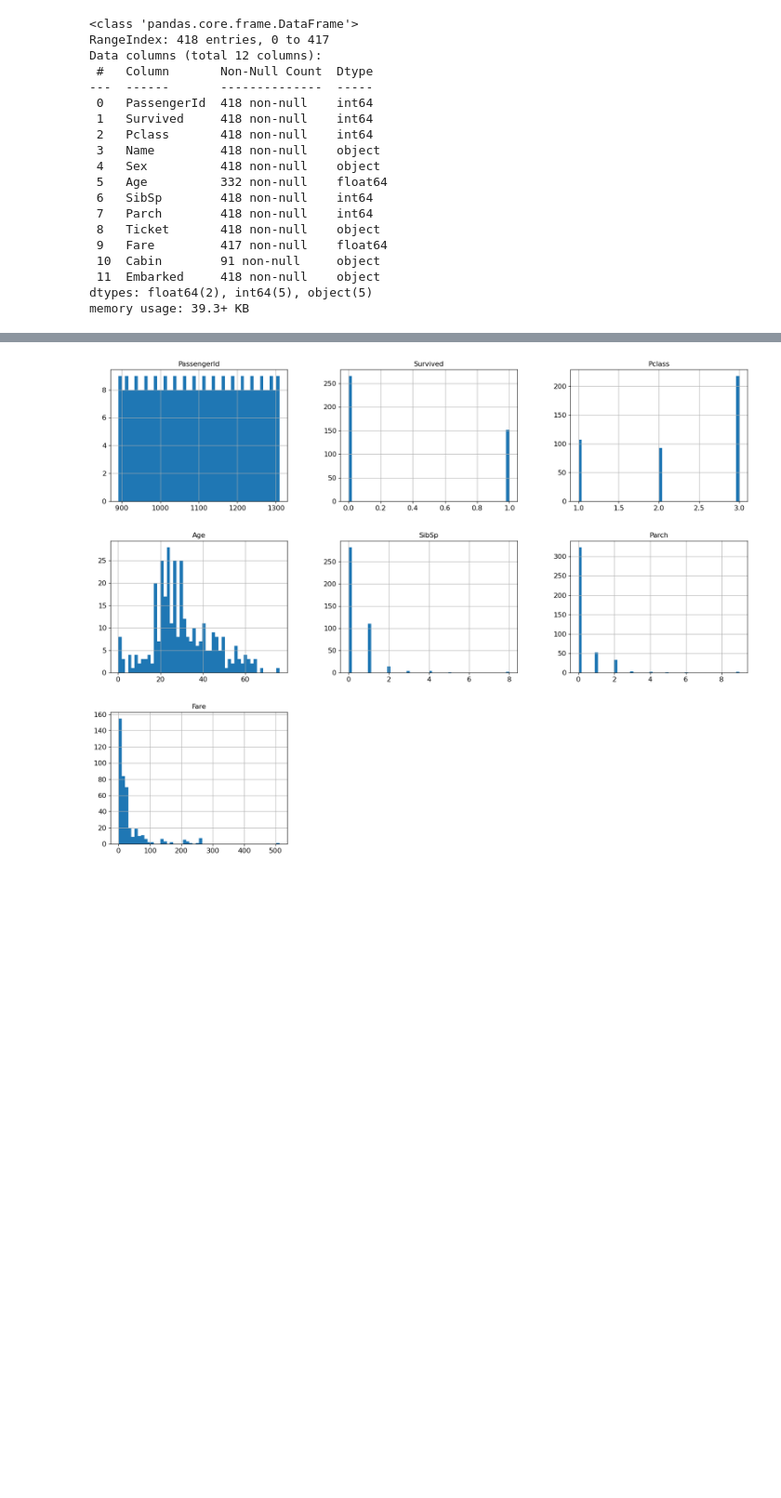
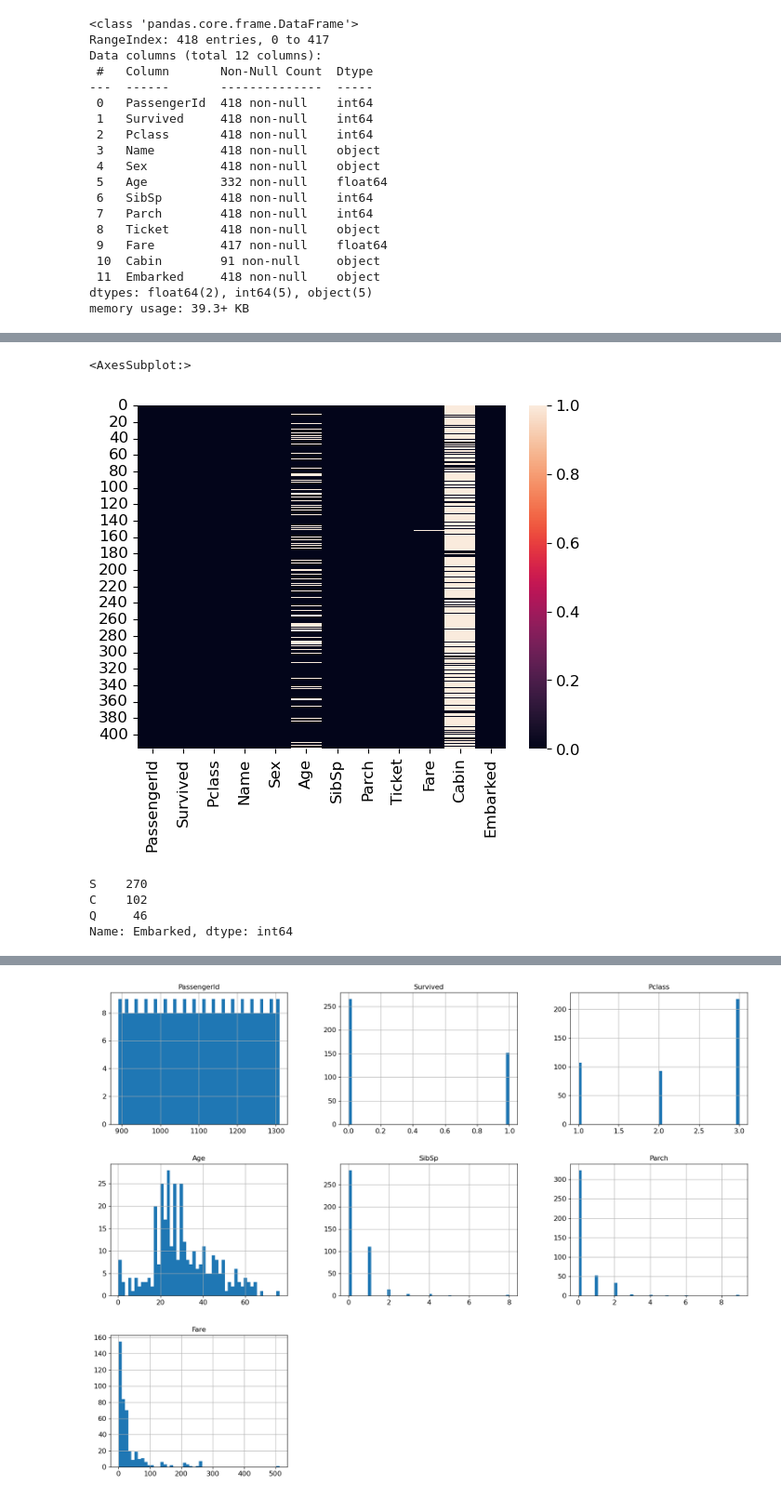
Before and after one commit to DaniPaz12/VisualStudioThings, a Jupyter notebook: IA/Notebooks CLASIFICACION Y CLUSTERING/Clasificación binaria titanic.ipynb, the cells around one changed output, grey strips where cells are left out. Shown: that part at 93% size. Cells and saved outputs as stored; diff of their text form; code cells hidden in the pictures; blank space fills up the shorter version.

Commit message:
Cambios en clasificacion binaria titanic

```diff
--- a/IA/Notebooks CLASIFICACION Y CLUSTERING/Clasificación binaria titanic.ipynb
+++ b/IA/Notebooks CLASIFICACION Y CLUSTERING/Clasificación binaria titanic.ipynb
@@ -75,0 +77,15 @@ dtype: int64
+# %%
+import seaborn as sns
+
+sns.heatmap(titanic_all.isnull())
+# con la grafica observamos mejor los nulos, vemos que la columna 'age' también contiene varios nulos
+# %% [output]
+<AxesSubplot:>
+[figure, added]
+# %%
+titanic_all['Embarked'].value_counts() # lugar de donde embarcan
+# %% [output]
+S    270
+C    102
+Q     46
+Name: Embarked, dtype: int64
```
Also changed, not shown: parts of 21 cells of this notebook, 1 other file.
